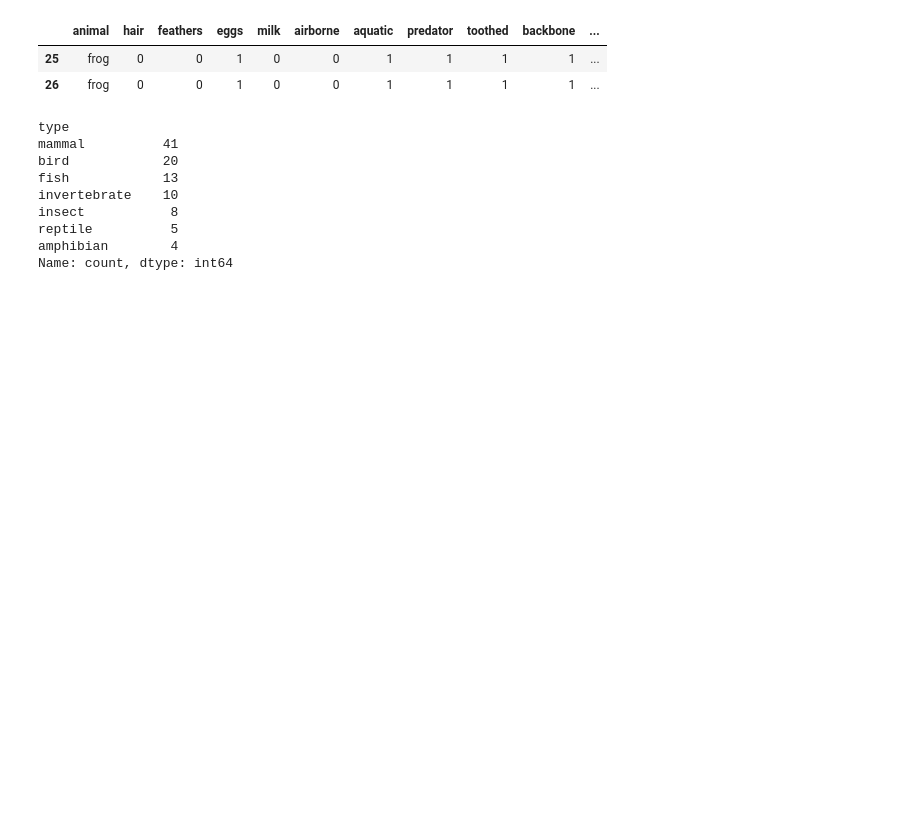
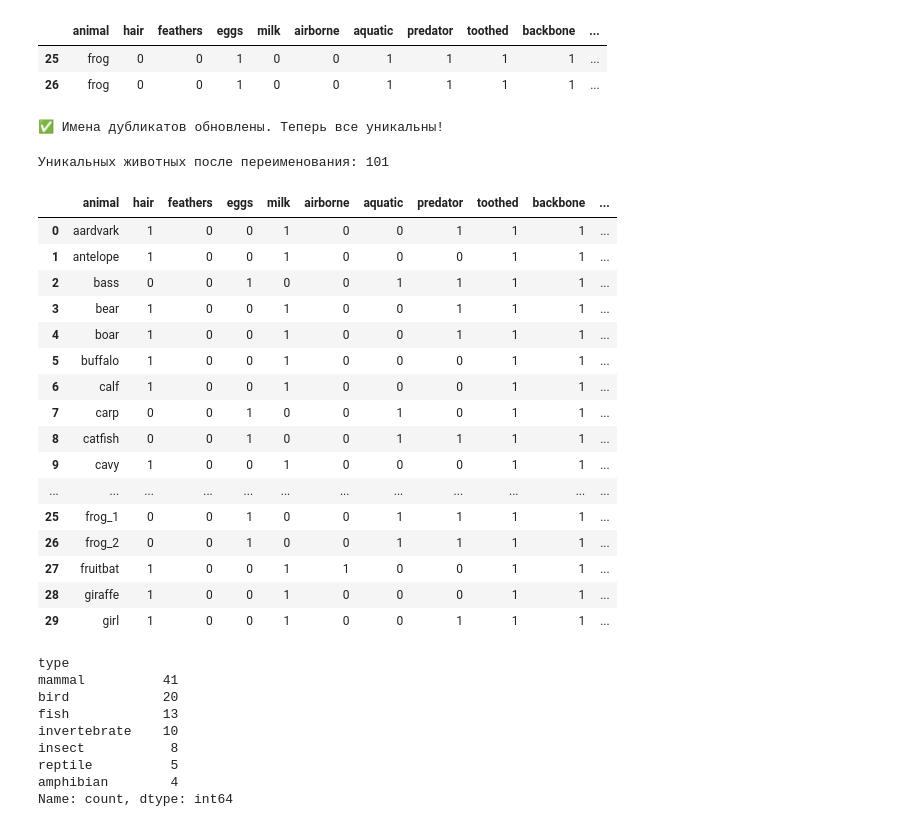
Before and after one commit to KorbovskiyOleg/ml-module, a Jupyter notebook: notebooks/zoo_analysis.ipynb, the cells around one changed output. Cells and saved outputs as stored; diff of their text form; code cells hidden in the pictures; blank space fills up the shorter version.

Commit message:
избавились от дубликатов, вывод нового df_clean

```diff
--- a/notebooks/zoo_analysis.ipynb
+++ b/notebooks/zoo_analysis.ipynb
@@ -120,8 +124,44 @@ duplicates
 |  | animal | hair | feathers | eggs | milk | airborne | aquatic | predator | toothed | backbone | ... |
 | 25 | frog | 0 | 0 | 1 | 0 | 0 | 1 | 1 | 1 | 1 | ... |
 | 26 | frog | 0 | 0 | 1 | 0 | 0 | 1 | 1 | 1 | 1 | ... |
+# %%
+# Создадим вспомогательный DataFrame с дубликатами
+dups_df = duplicates.copy()
 # %%
-#из таблицы выше явно видны два дубликата!!
+# Добавим суффиксы _1, _2, _3 ... для повторяющихся имён
+df.loc[duplicates.index, 'animal'] = (
+    dups_df.groupby('animal').cumcount().add(1).astype(str)
+    .radd(dups_df['animal'] + '_')
+).values
+
+print("✅ Имена дубликатов обновлены. Теперь все уникальны!")
+# %% [output]
+✅ Имена дубликатов обновлены. Теперь все уникальны!
+# %%
+# Проверим результат
+print(f"Уникальных животных после переименования: {df['animal'].nunique()}")
+# %% [output]
+Уникальных животных после переименования: 101
+# %%
+df.head(30)
+# %% [output]
+|  | animal | hair | feathers | eggs | milk | airborne | aquatic | predator | toothed | backbone | ... |
+| 0 | aardvark | 1 | 0 | 0 | 1 | 0 | 0 | 1 | 1 | 1 | ... |
+| 1 | antelope | 1 | 0 | 0 | 1 | 0 | 0 | 0 | 1 | 1 | ... |
+| 2 | bass | 0 | 0 | 1 | 0 | 0 | 1 | 1 | 1 | 1 | ... |
+| 3 | bear | 1 | 0 | 0 | 1 | 0 | 0 | 1 | 1 | 1 | ... |
+| 4 | boar | 1 | 0 | 0 | 1 | 0 | 0 | 1 | 1 | 1 | ... |
+| 5 | buffalo | 1 | 0 | 0 | 1 | 0 | 0 | 0 | 1 | 1 | ... |
+| 6 | calf | 1 | 0 | 0 | 1 | 0 | 0 | 0 | 1 | 1 | ... |
+| 7 | carp | 0 | 0 | 1 | 0 | 0 | 1 | 0 | 1 | 1 | ... |
+| 8 | catfish | 0 | 0 | 1 | 0 | 0 | 1 | 1 | 1 | 1 | ... |
+| 9 | cavy | 1 | 0 | 0 | 1 | 0 | 0 | 0 | 1 | 1 | ... |
+| ... | ... | ... | ... | ... | ... | ... | ... | ... | ... | ... | ... |
+| 25 | frog_1 | 0 | 0 | 1 | 0 | 0 | 1 | 1 | 1 | 1 | ... |
+| 26 | frog_2 | 0 | 0 | 1 | 0 | 0 | 1 | 1 | 1 | 1 | ... |
+| 27 | fruitbat | 1 | 0 | 0 | 1 | 1 | 0 | 0 | 1 | 1 | ... |
+| 28 | giraffe | 1 | 0 | 0 | 1 | 0 | 0 | 0 | 1 | 1 | ... |
+| 29 | girl | 1 | 0 | 0 | 1 | 0 | 0 | 1 | 1 | 1 | ... |
 # %%
 #баланс классов
 type_counts = df['type'].value_counts()
```
Also changed, not shown: parts of 2 cells of this notebook.
